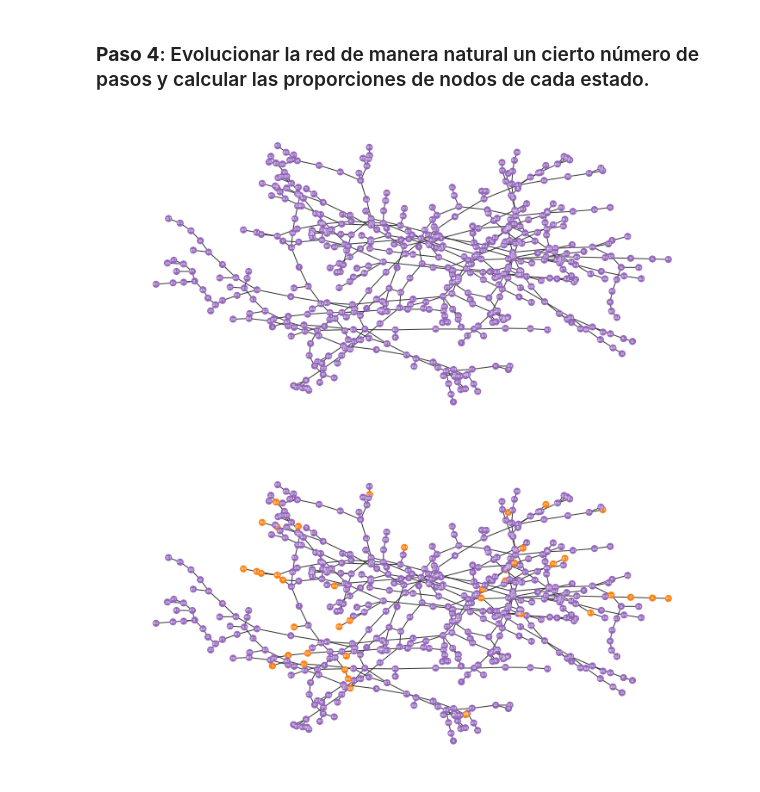
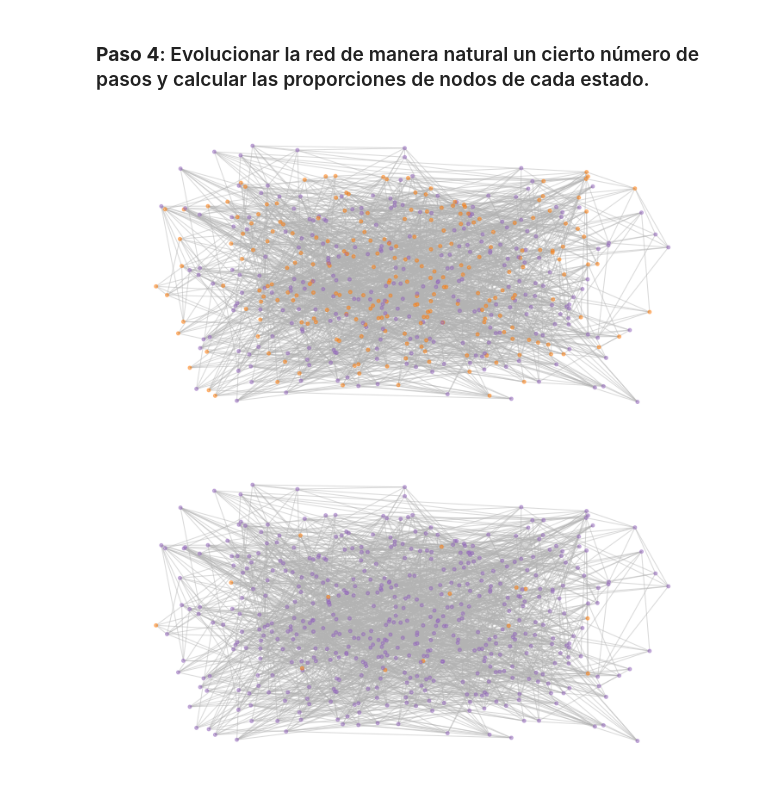
Before and after one commit to joshbrx/VoterModel_Network, a Jupyter notebook: VoterModel_v1.ipynb, the cells around one changed output. Saved outputs shown, nothing was run; the diff lists cells and outputs as text; code cells hidden in the pictures.

```diff
--- a/VoterModel_v1.ipynb
+++ b/VoterModel_v1.ipynb
@@ -138,10 +138,10 @@ def degree_analysis(G, pos=None, title=None, with_labels=False, **options):
 seed_graph = 14518965126
 # %%
 n = [50, 100, 500, 1000]
-k = [2, 4, 6]
-p = np.logspace(-5, 1, num=14)
+k = [2, 4, 6, 8]
+p = np.logspace(-3, 0, num=10)
 
-G = nx.watts_strogatz_graph(n[2], k[0], p[13], seed=seed_graph)
-pos = nx.spring_layout(G, iterations = 50)
+G = nx.watts_strogatz_graph(n[2], k[3], p[7], seed=seed_graph)
+pos = nx.spring_layout(G, iterations = 5)
 degree_analysis(G, pos=pos, title=None, with_labels=False, **options5)
 # %% [output]
@@ -244,11 +243,12 @@ def accept_flip(G, T, p_ratios, state_list=state_list, flips=1, printed=False):
     else: pass
     return G
 # %%
+flips = 10
 p_ratios = [1 for i in range(len(ratios))]
 
-G = accept_flip(G, 0.1, p_ratios, state_list=state_list, flips=10, printed=True)
+G = accept_flip(G, 0.1, p_ratios, state_list=state_list, flips=flips, printed=True)
 node_color = color_by_state(G, colors)
 
 plt.figure(figsize=(10,5))
-nx.draw(G, pos, node_color=node_color, with_labels=True, **options4b)
+nx.draw(G, pos, node_color=node_color, with_labels=True, **options5b)
 # %% [output]
@@ -256,28 +256,29 @@ nx.draw(G, pos, node_color=node_color, with_labels=True, **options4b)
 # %% [markdown]
 ### **Paso 4**: Evolucionar la red de manera natural un cierto número de pasos y calcular las proporciones de nodos de cada estado.
 # %%
-def evolve_graph(G, T, pasos, p_ratios = p_ratios, state_list=state_list):
+def evolve_graph(G, T, pasos, p_ratios = p_ratios, state_list=state_list, flips=1):
     config = []
     for i in np.arange(pasos):
         config.append(G)
-        G= accept_flip(G, T, p_ratios, state_list=state_list)
+        G= accept_flip(G, T, p_ratios, state_list=state_list, flips=flips)
     return config
 # %%
-ratios = [1.0,0.0]
+flips = 2
+ratios = [0.5,0.5]
 
 G, state_list = initialize(G, ratios)
 node_color = color_by_state(G, colors)
 
 plt.figure(figsize=(10,5))
-nx.draw(G, pos, node_color=node_color, with_labels=True, **options4b)
+nx.draw(G, pos, node_color=node_color, with_labels=True, **options5b)
 
-GG = evolve_graph(G, 1.0, 1000, p_ratios = p_ratios, state_list=state_list)
+GG = evolve_graph(G, 1.0, 10000, p_ratios = p_ratios, state_list=state_list, flips=flips)
 # %% [output]
-[figure, old version]
+[figure, new version]
 # %%
 node_color2 = color_by_state(GG[-1], colors)
 
 plt.figure(figsize=(10,5))
-nx.draw(GG[-1], pos, node_color=node_color2, with_labels=True, **options4b)
+nx.draw(GG[-1], pos, node_color=node_color2, with_labels=True, **options5b)
 # %% [output]
-[figure, old version]
+[figure, new version]
```
Also changed, not shown: parts of 4 cells of this notebook.
